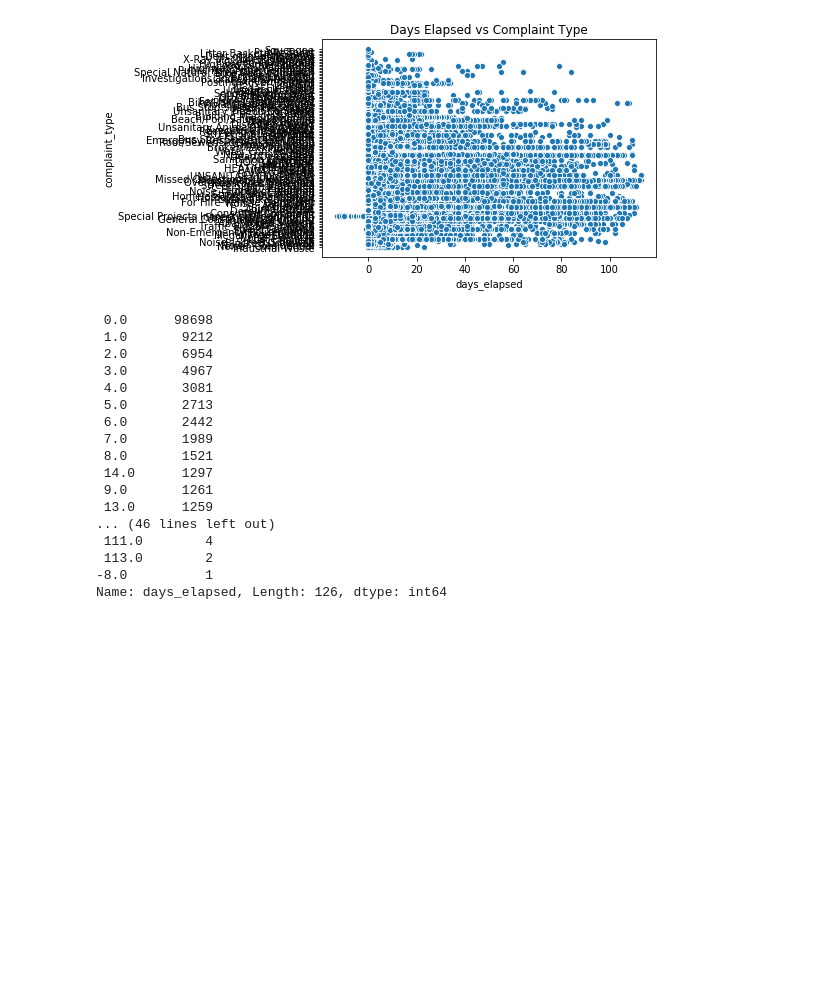
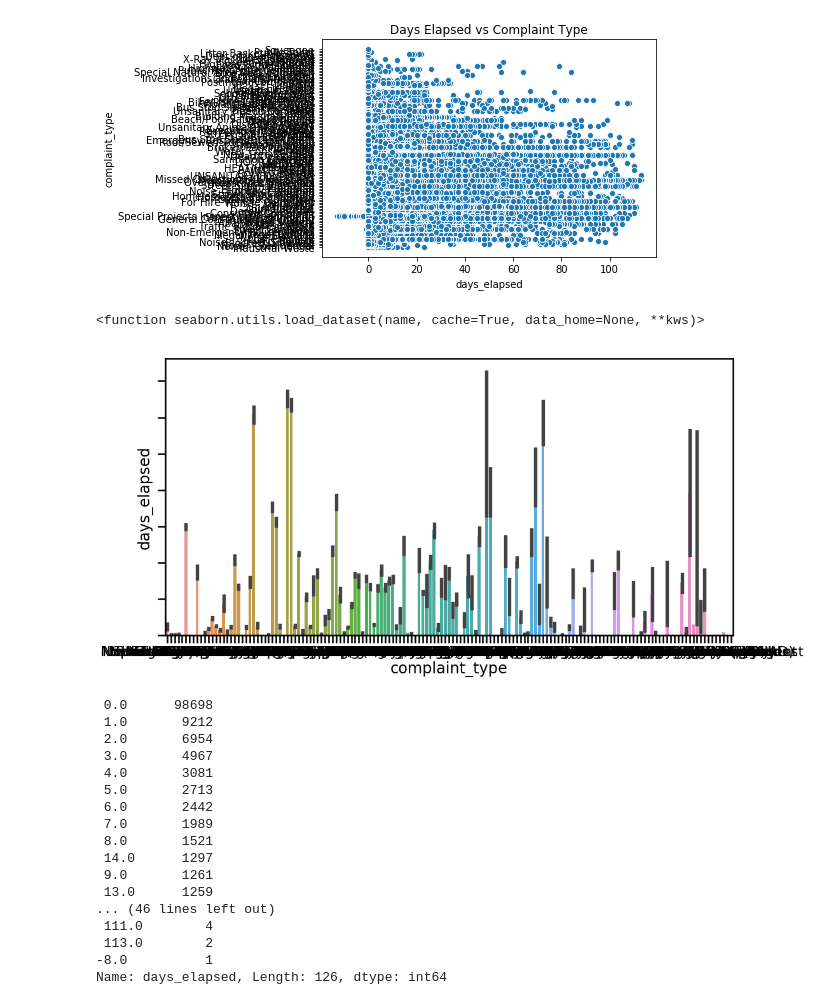
Before and after one commit to whohuhwhat/311_pt4, a Jupyter notebook: TS.ipynb, the cells around one changed output. Saved outputs shown, nothing was run; the diff lists cells and outputs as text; code cells hidden in the pictures; blank space fills up the shorter version.

```diff
--- a/TS.ipynb
+++ b/TS.ipynb
@@ -54,6 +54,15 @@ sns.scatterplot(y=aug['complaint_type'], x=aug['days_elapsed']).set_title('Days
 # %% [output]
 Text(0.5, 1.0, 'Days Elapsed vs Complaint Type')
 [figure]
+# %%
+plt.figure(figsize= (16,8))
+sns.set_context('poster')
+ax = sns.barplot(y="days_elapsed", x="complaint_type", data=aug)
+ax.set_yticklabels(ax.get_yticklabels(), rotation=45, ha="right")
+sns.load_dataset
+# %% [output]
+<function seaborn.utils.load_dataset(name, cache=True, data_home=None, **kws)>
+[figure, added]
 # %%
 aug.days_elapsed.value_counts()
 # %% [output]
```
Also changed, not shown: parts of 3 cells of this notebook.
